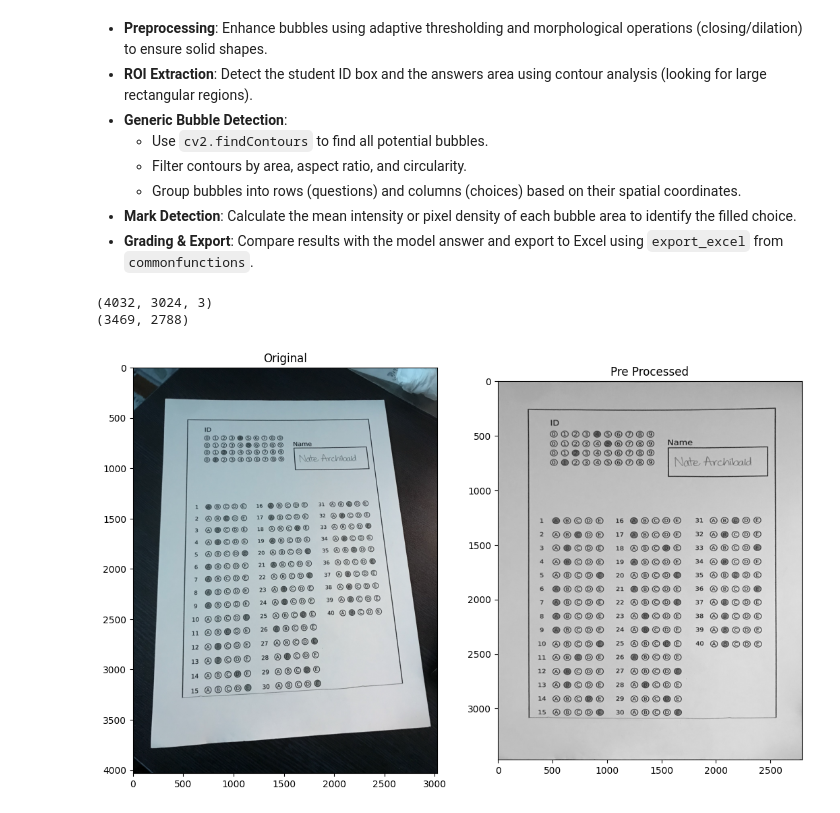
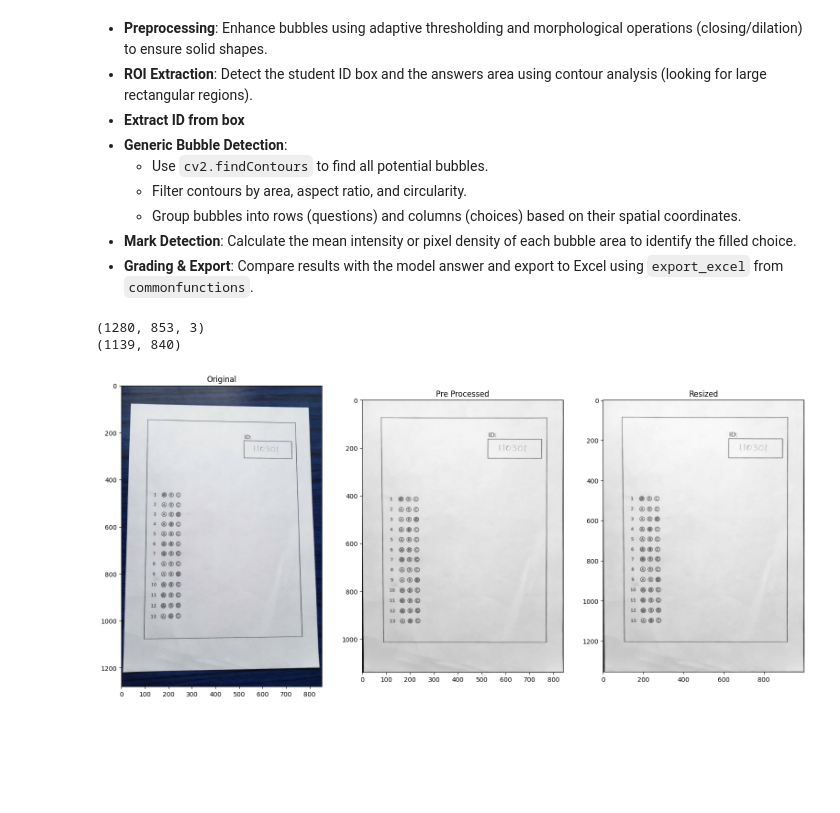
Before and after one commit to mariofouad/Grades-Auto-Filler, a Jupyter notebook: module_2.ipynb, the cells around one changed output. Cells and saved outputs as stored; diff of their text form; code cells hidden in the pictures; blank space fills up the shorter version.

Commit message:
bubble sheet without id detection

```diff
--- a/module_2.ipynb
+++ b/module_2.ipynb
@@ -9,6 +6,7 @@ The autoreload extension is already loaded. To reload it, use:
 # %% [markdown]
 - **Preprocessing**: Enhance bubbles using adaptive thresholding and morphological operations (closing/dilation) to ensure solid shapes.
 - **ROI Extraction**: Detect the student ID box and the answers area using contour analysis (looking for large rectangular regions).
+- **Extract ID from box**
 - **Generic Bubble Detection**:
     - Use `cv2.findContours` to find all potential bubbles.
     - Filter contours by area, aspect ratio, and circularity.
@@ -52,14 +16,26 @@ def detect_inner_box(image):
 # %%
 ## Read Image
-image = cv2.imread("./Bubble_Sheet_Dataset/3/ID4Q40CH5/IMG_2029.jpg")
+# image = cv2.imread("./Bubble_Sheet_Dataset/1/ID2Q13CH3-20220106T190109Z-001/ID2Q13CH3/IMG_6233.JPG")
+image = cv2.imread("./Bubble_Sheet_Dataset/4/modified_2_id.jpeg")
 print(image.shape)
+
+# preprocess image
 pre_processed_image = preprocessing(image)
+
+## Resize image so that all input images have the same sizes
+original_h, original_w = pre_processed_image.shape[:2]
+target_width = 1000
+scale = target_width / float(original_w)
+target_height = int(original_h * scale)
+image_resized = cv2.resize(pre_processed_image, (target_width, target_height))
+
+
 print(pre_processed_image.shape)
-show_images([image, pre_processed_image], ["Original", "Pre Processed"])
+show_images([image, pre_processed_image, image_resized], ["Original", "Pre Processed", "Resized"])
 # %% [output]
-(4032, 3024, 3)
-(3469, 2788)
+(1280, 853, 3)
+(1139, 840)
-[figure, old version]
+[figure, new version]
 # %%
 def find_bubbles(image_gray):
     """
```
Also changed, not shown: parts of 9 cells of this notebook, 6 other files.
